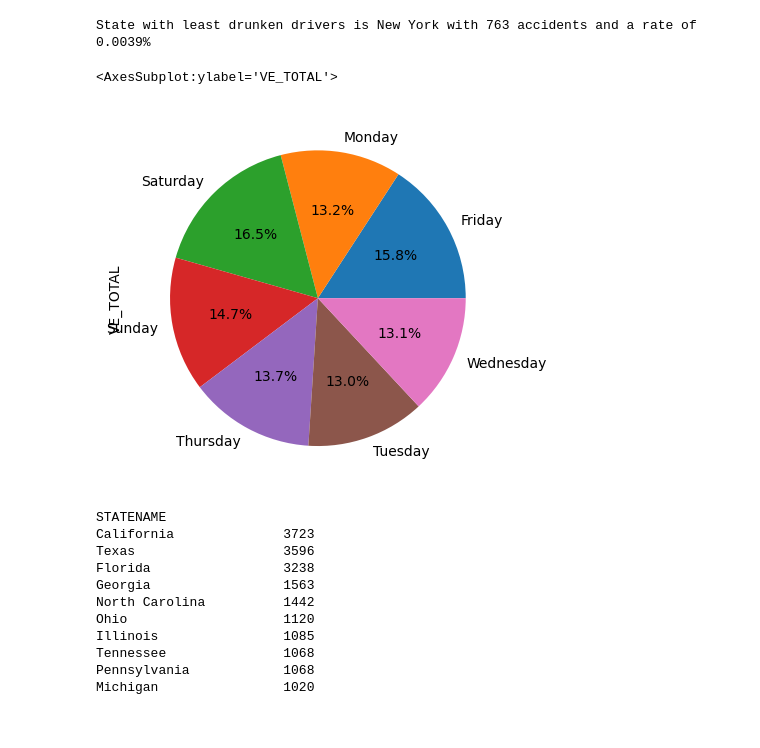
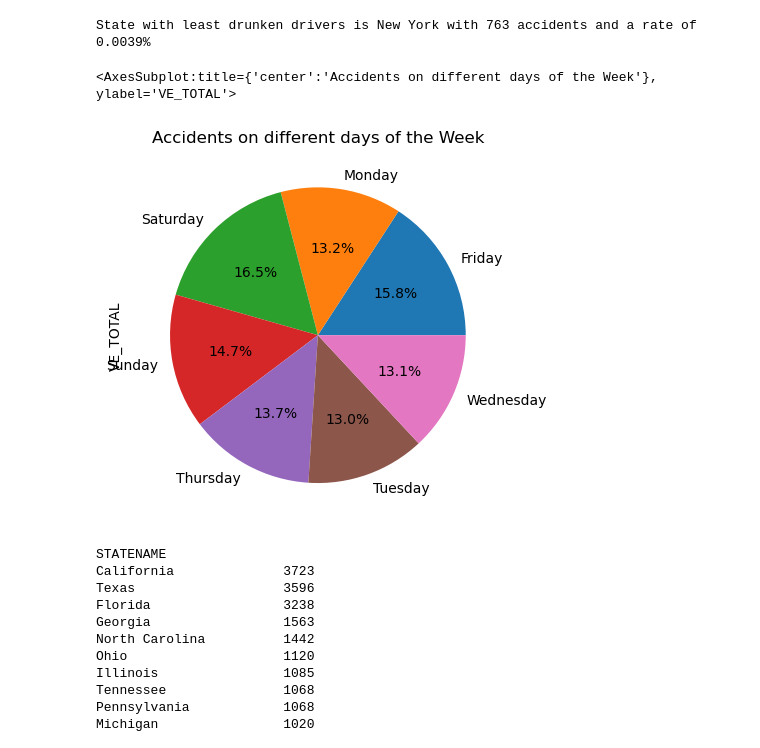
Before and after one commit to Jasneel/WeatherVsAccidents, a Jupyter notebook: April 11, 2023.ipynb, the cells around one changed output. Saved outputs shown, nothing was run; the diff lists cells and outputs as text; code cells hidden in the pictures; blank space fills up the shorter version.

```diff
--- a/April 11, 2023.ipynb
+++ b/April 11, 2023.ipynb
@@ -458,10 +458,10 @@ print(f"State with least drunken drivers is {min_val_col2_dr} with {num_dr} acci
 State with least drunken drivers is New York with 763 accidents and a rate of 0.0039%
 # %%
 day_country = df1.groupby(["DAY_WEEKNAME"])["VE_TOTAL"].sum()
-day_country.plot(kind='pie',y='TOTAL ACCIDENTS',autopct='%1.1f%%')
+day_country.plot(kind='pie',y='TOTAL ACCIDENTS',autopct='%1.1f%%', title = "Accidents on different days of the Week")
 # %% [output]
-<AxesSubplot:ylabel='VE_TOTAL'>
+<AxesSubplot:title={'center':'Accidents on different days of the Week'}, ylabel='VE_TOTAL'>
-[figure, old version]
+[figure, new version]
 # %%
 saturday_df = df1.loc[(df1['DAY_WEEKNAME'] == 'Saturday'),:]
 saturday_state = saturday_df.groupby('STATENAME')['VE_TOTAL'].sum()
```
Also changed, not shown: parts of 5 cells of this notebook.
